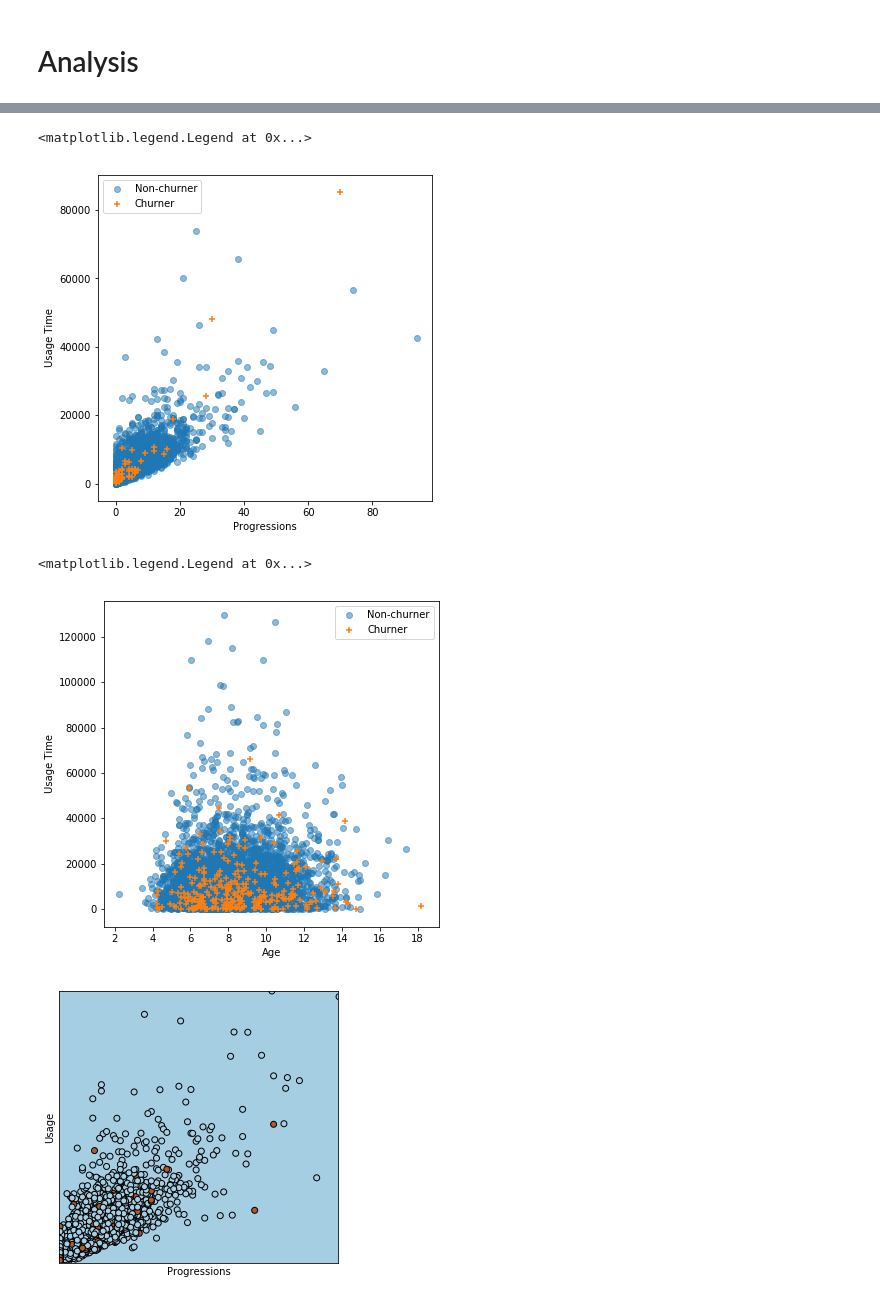
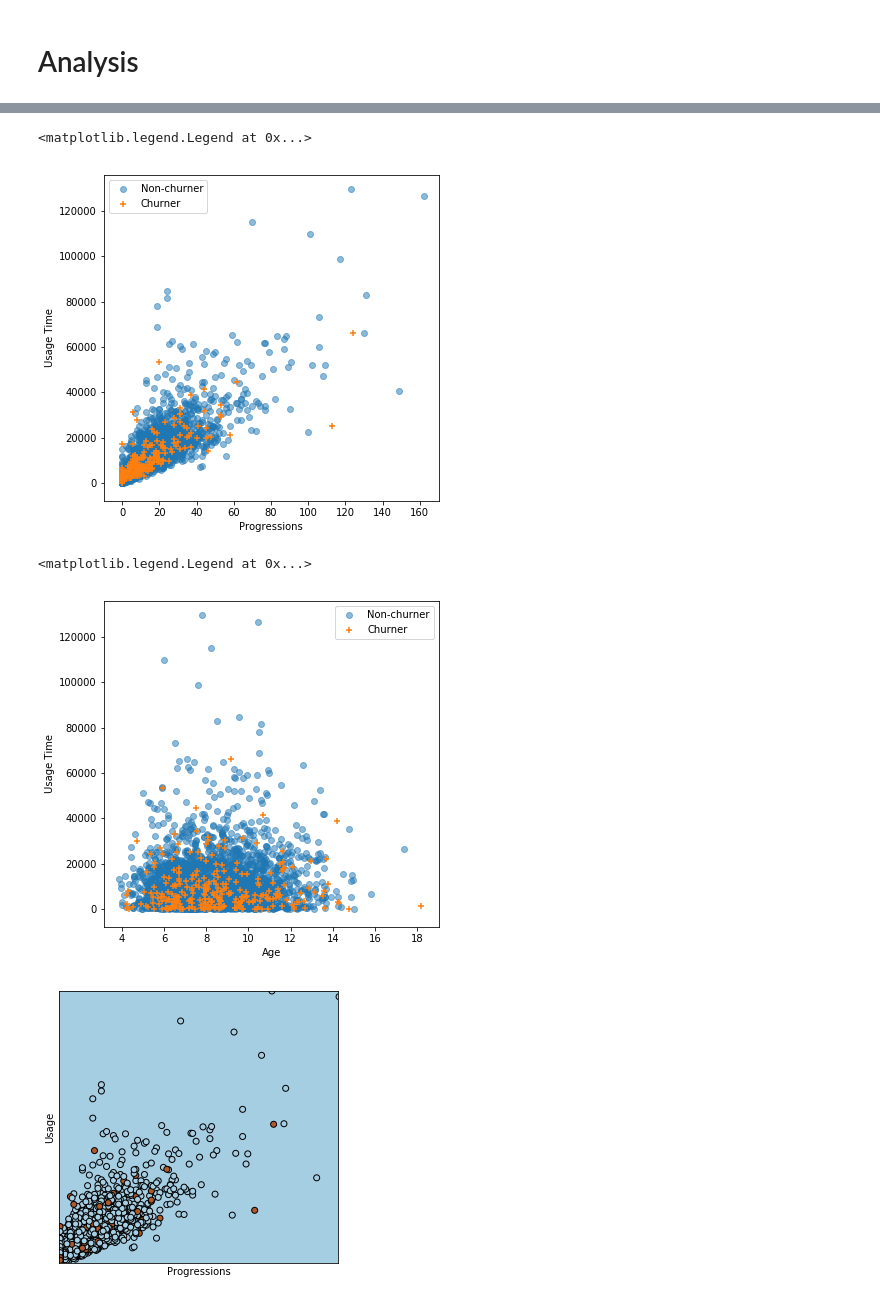
Before and after one commit to vicaws/Whizz, a Jupyter notebook: Code/Churn/Churn/NB_FeatureEngineering.ipynb, the cells around one changed output, grey strips where cells are left out. Drawn from its saved outputs; the diff is of its cells as text; code cells hidden in the pictures.

Commit message:
add functions to compute hardship; aggregate data over customer months to analyze distribution.

```diff
--- a/Code/Churn/Churn/NB_FeatureEngineering.ipynb
+++ b/Code/Churn/Churn/NB_FeatureEngineering.ipynb
@@ -39,6 +41,7 @@ df_subspt1 = utility.df.compute_customer_month(df_subspt1, cfg)
 
 # Construct dates frame
 df_datesFrame = utility.df.construct_dates_frame(df_subspt1, df_lesson1, df_incomp1, cfg)
+df_datesFrame.fillna(0, inplace=True)
 # %% [output]
 By the cutoff date 2018-04-20, there are 1234 active subscriptions.
 These subscribers shall be removed from the analysis because we have no evidence to know the lifetime of their subscriptions.
@@ -62,6 +65,7 @@ ftr.add_progressions(df_lesson1)
 ftr.add_age(df_pupils)
 ftr.add_outcome(df_lesson1)
 ftr.add_score(df_lesson1, df_incomp1)
+ftr.add_hardship(df_lesson1)
 # %% [output]
 + Add feature: usage time.
 + Add feature: progressions.
@@ -81,7 +76,7 @@ ftr.df_features_.head()
 # %% [markdown]
 # Analysis
 # %%
-study_month = 5
+study_month = 1
 
 ftrCM = FeatureCM(ftr, study_month, df_subspt1)
 
@@ -90,8 +85,11 @@ ftrCM.add_progress()
 ftrCM.add_age()
 ftrCM.add_outcome()
 ftrCM.add_score()
+ftrCM.add_hardship()
 # %%
-df_agg = ftrCM.df_whizz_
+df_whizz = ftrCM.df_whizz_
 
-churner = df_agg[df_agg['churn']==1]
-nonchurner = df_agg[df_agg['churn']==0]
+churner = df_whizz[df_whizz['churn']==1]
+nonchurner = df_whizz[df_whizz['churn']==0]
+
+df_whizz.head()
@@ -129,7 +132,7 @@ ax.set_ylabel('Usage Time')
 ax.legend()
 # %% [output]
 <matplotlib.legend.Legend at 0x...>
-[figure, old version]
+[figure, new version]
 # %%
 fig = plt.figure(figsize=(6,6))
 
@@ -144,42 +147,42 @@ ax.set_ylabel('Usage Time')
 ax.legend()
 # %% [output]
 <matplotlib.legend.Legend at 0x...>
-[figure, old version]
+[figure, new version]
 # %%
 from sklearn import linear_model
 # %%
 logreg = linear_model.LogisticRegression(C=1)
-X = df_agg[['progress', 'usage']]
-y = df_agg['churn']
+X = df_whizz[['progress', 'usage']]
+y = df_whizz['churn']
 
 logreg.fit(X,y)
 
 # Plot the decision boundary. For that, we will assign a color to each
 # point in the mesh [x_min, x_max]x[y_min, y_max].
 x_min, x_max = X.iloc[:, 0].min() - .5, X.iloc[:, 0].max() + .5
 y_min, y_max = X.iloc[:, 1].min() - .5, X.iloc[:, 1].max() + .5
 
 xx, yy = np.meshgrid(np.arange(x_min, x_max, 1), np.arange(y_min, y_max, 100))
 Z = logreg.predict(np.c_[xx.ravel(), yy.ravel()])
 
 # Put the result into a color plot
 Z = Z.reshape(xx.shape)
 plt.figure(1, figsize=(5, 5))
 plt.pcolormesh(xx, yy, Z, cmap=plt.cm.Paired)
 
 # Plot also the training points
 plt.scatter(X.iloc[:, 0], X.iloc[:, 1], c=y, edgecolors='k', cmap=plt.cm.Paired)
 plt.xlabel('Progressions')
 plt.ylabel('Usage')
 
 plt.xlim(xx.min(), xx.max())
 plt.ylim(yy.min(), yy.max())
 plt.xticks(())
 plt.yticks(())
 
 plt.show()
 # %% [output]
-[figure, old version]
+[figure, new version]
 # %%
 import seaborn as sns
 # %%
```
Also changed, not shown: parts of 12 cells of this notebook, 5 other files.
